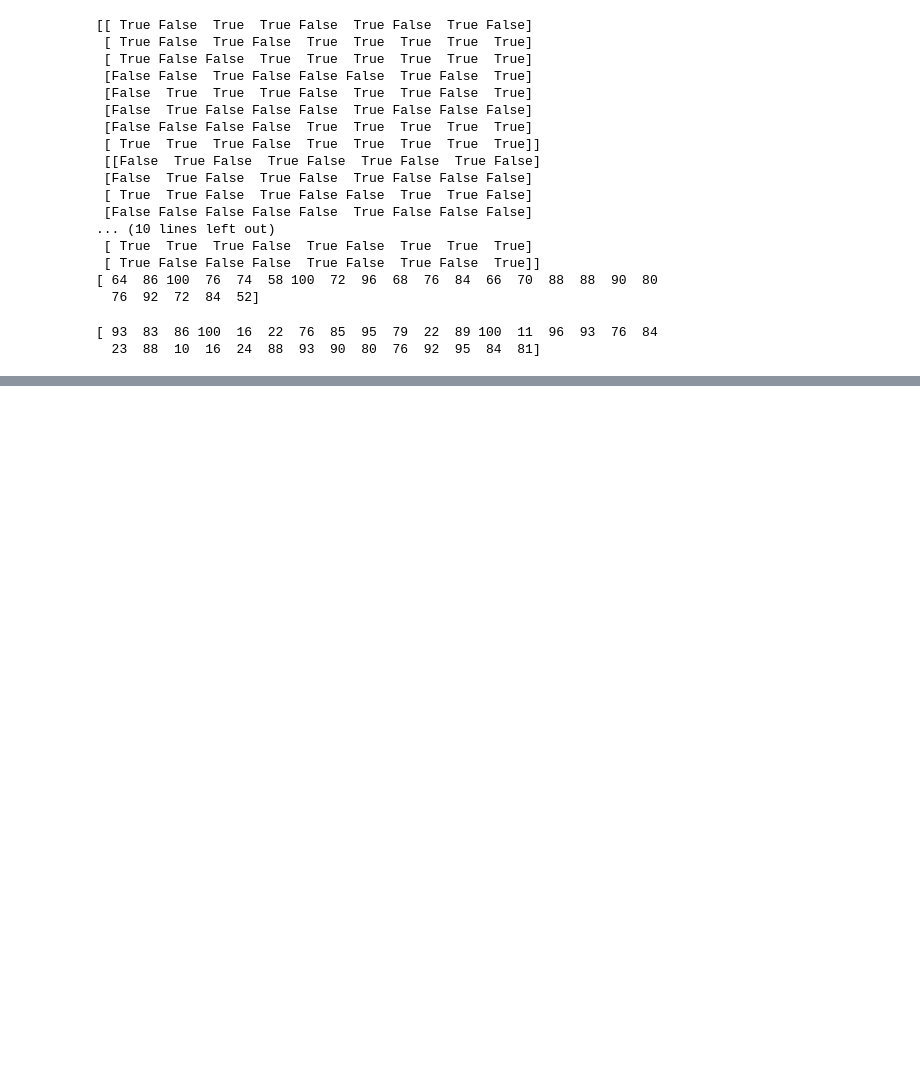
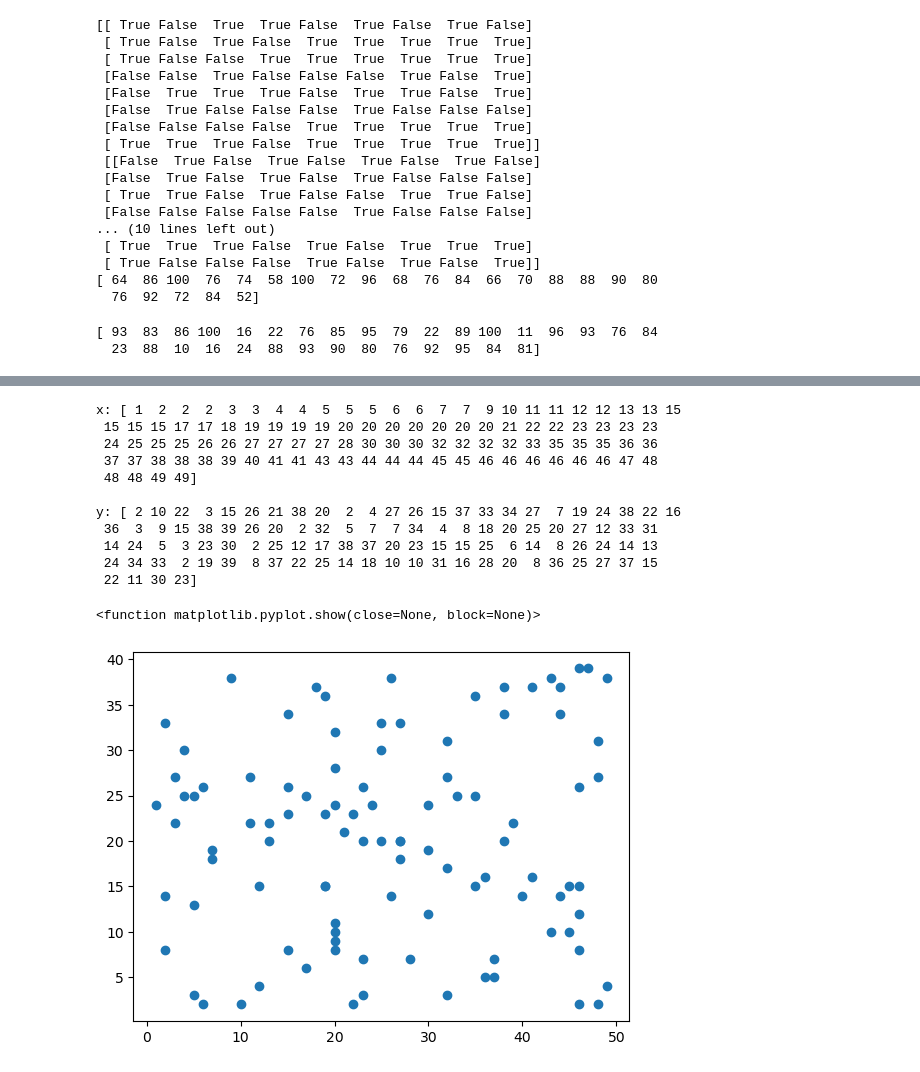
Before and after one commit to bhaskarkuber-wq/Anaconda-KSB, a Jupyter notebook: Numpy_Learning.ipynb, the cells around one changed output, grey strips where cells are left out. Drawn from its saved outputs; the diff is of its cells as text; code cells hidden in the pictures; blank space fills up the shorter version.

```diff
--- a/Numpy_Learning.ipynb
+++ b/Numpy_Learning.ipynb
@@ -558,0 +782,8 @@ TypeError: read_csv() missing 1 required positional argument: 'filepath_or_buffe
+# %%
+#random number generation
+import numpy as np
+from numpy import random
+
+rnd=random.default_rng(101) # see value specifed to generate same set of random vectors
+
+rnd.integers(1,6,size=5,endpoint=True)
@@ -558,0 +805,23 @@ TypeError: read_csv() missing 1 required positional argument: 'filepath_or_buffe
+# %%
+import matplotlib.pyplot as plt
+x=rnd.integers(1,50,size=100)
+y=rnd.integers(1,40,size=100)
+
+print(f"\nx: {np.sort(x)}")
+print(f"\ny: {y}")
+plt.scatter(x,y)
+plt.show
+# %% [output]
+x: [ 1  2  2  2  3  3  4  4  5  5  5  6  6  7  7  9 10 11 11 12 12 13 13 15
+ 15 15 15 17 17 18 19 19 19 19 20 20 20 20 20 20 20 21 22 22 23 23 23 23
+ 24 25 25 25 26 26 27 27 27 27 28 30 30 30 32 32 32 32 33 35 35 35 36 36
+ 37 37 38 38 38 39 40 41 41 43 43 44 44 44 45 45 46 46 46 46 46 46 47 48
+ 48 48 49 49]
+
+y: [ 2 10 22  3 15 26 21 38 20  2  4 27 26 15 37 33 34 27  7 19 24 38 22 16
+ 36  3  9 15 38 39 26 20  2 32  5  7  7 34  4  8 18 20 25 20 27 12 33 31
+ 14 24  5  3 23 30  2 25 12 17 38 37 20 23 15 15 25  6 14  8 26 24 14 13
+ 24 34 33  2 19 39  8 37 22 25 14 18 10 10 31 16 28 20  8 36 25 27 37 15
+ 22 11 30 23]
+<function matplotlib.pyplot.show(close=None, block=None)>
+[figure, added]
```
Also changed, not shown: parts of 23 cells of this notebook, 1 other file.
